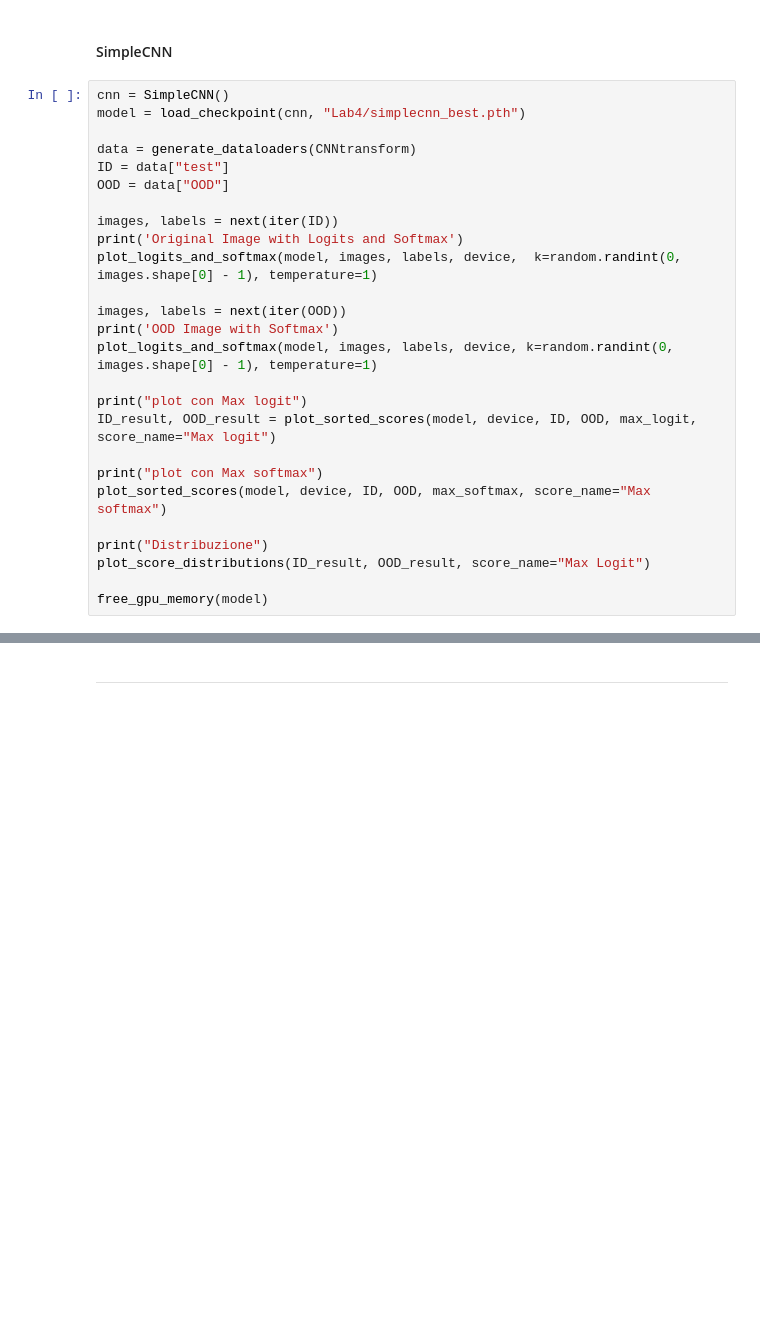
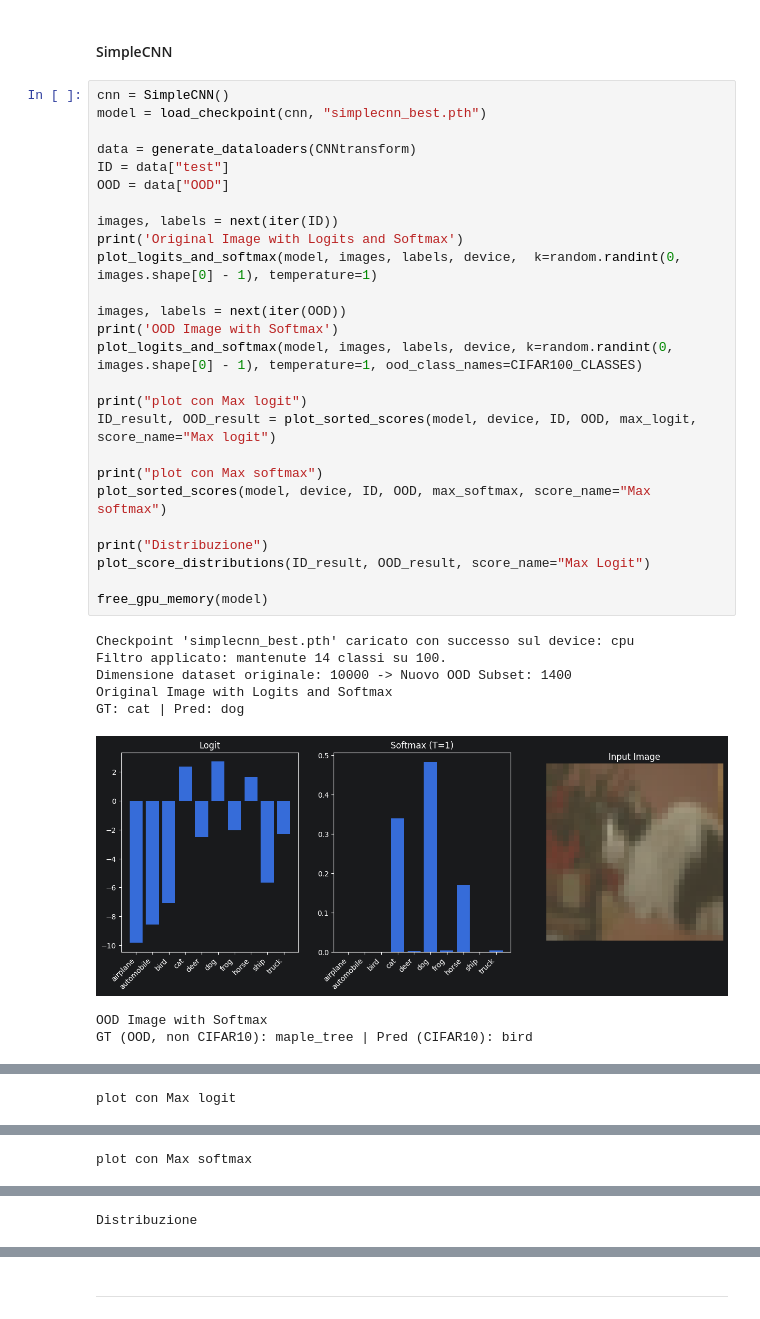
Before and after one commit to Pennelli02/DLA_Labs, a Jupyter notebook: Lab4/Lab4_OOD.ipynb, the cells around one changed output, grey strips where cells are left out. Drawn from its saved outputs; the diff is of its cells as text; blank space fills up the shorter version.

```diff
--- a/Lab4/Lab4_OOD.ipynb
+++ b/Lab4/Lab4_OOD.ipynb
@@ -1004,27 +1028,36 @@ free_gpu_memory(model)
 #### SimpleCNN
 # %%
 cnn = SimpleCNN()
-model = load_checkpoint(cnn, "Lab4/simplecnn_best.pth")
+model = load_checkpoint(cnn, "simplecnn_best.pth")
 
 data = generate_dataloaders(CNNtransform)
 ID = data["test"]
 OOD = data["OOD"]
 
 images, labels = next(iter(ID))
 print('Original Image with Logits and Softmax')
 plot_logits_and_softmax(model, images, labels, device,  k=random.randint(0, images.shape[0] - 1), temperature=1)
 
 images, labels = next(iter(OOD))
 print('OOD Image with Softmax')
-plot_logits_and_softmax(model, images, labels, device, k=random.randint(0, images.shape[0] - 1), temperature=1)
+plot_logits_and_softmax(model, images, labels, device, k=random.randint(0, images.shape[0] - 1), temperature=1, ood_class_names=CIFAR100_CLASSES)
 
 print("plot con Max logit")
 ID_result, OOD_result = plot_sorted_scores(model, device, ID, OOD, max_logit, score_name="Max logit")
 
 print("plot con Max softmax")
 plot_sorted_scores(model, device, ID, OOD, max_softmax, score_name="Max softmax")
 
 print("Distribuzione")
 plot_score_distributions(ID_result, OOD_result, score_name="Max Logit")
 
 free_gpu_memory(model)
+# %% [output]
+Checkpoint 'simplecnn_best.pth' caricato con successo sul device: cpu
+Filtro applicato: mantenute 14 classi su 100.
+Dimensione dataset originale: 10000 -> Nuovo OOD Subset: 1400
+Original Image with Logits and Softmax
+GT: cat | Pred: dog
+[figure, added]
+OOD Image with Softmax
+GT (OOD, non CIFAR10): maple_tree | Pred (CIFAR10): bird
@@ -1030,0 +1065 @@ free_gpu_memory(model)
+plot con Max logit
@@ -1030,0 +1067 @@ free_gpu_memory(model)
+plot con Max softmax
@@ -1030,0 +1069 @@ free_gpu_memory(model)
+Distribuzione
```
Also changed, not shown: parts of 57 cells of this notebook.
